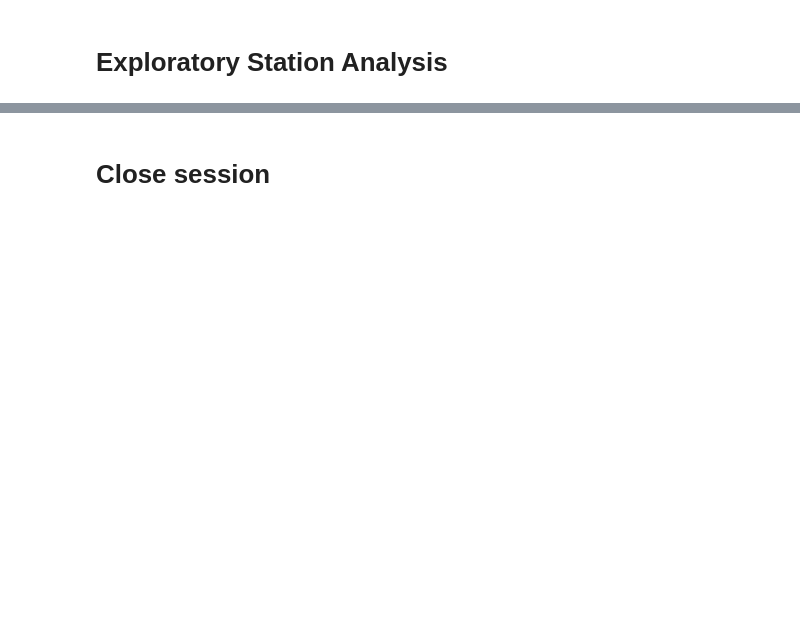
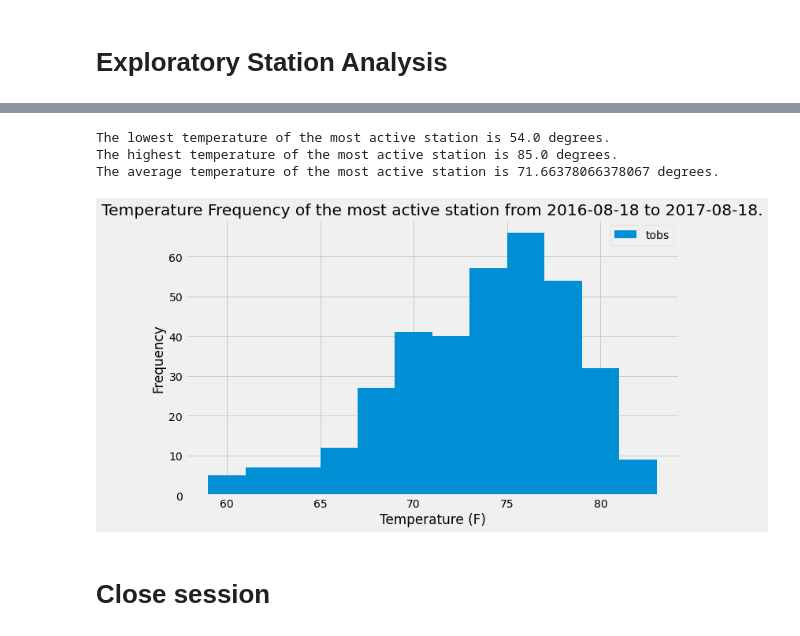
Before and after one commit to kim785/sqlalchemy-challenge, a Jupyter notebook: climate.ipynb, the cells around one changed output, grey strips where cells are left out. Saved outputs shown, nothing was run; the diff lists cells and outputs as text; code cells hidden in the pictures; blank space fills up the shorter version.

```diff
--- a/climate.ipynb
+++ b/climate.ipynb
@@ -158,3 +176,47 @@ prcp_df_sample.plot(kind="bar")
+# %%
+# Using the most active station id from the previous query, calculate the lowest, highest, and average temperature.
+lowest = session.query(func.min(Measurement.tobs)).filter(Measurement.station == "USC00519281").all()
+print(f"The lowest temperature of the most active station is {lowest[0][0]} degrees.")
+
+highest = session.query(func.max(Measurement.tobs)).filter(Measurement.station == "USC00519281").all()
+print(f"The highest temperature of the most active station is {highest[0][0]} degrees.")
+
+average = session.query(func.avg(Measurement.tobs)).filter(Measurement.station == "USC00519281").all()
+print(f"The average temperature of the most active station is {average[0][0]} degrees.")
+# %% [output]
+The lowest temperature of the most active station is 54.0 degrees.
+The highest temperature of the most active station is 85.0 degrees.
+The average temperature of the most active station is 71.66378066378067 degrees.
+# %%
+# Using the most active station id
+# Query the last 12 months of temperature observation data for this station and plot the results as a histogram
+
+# When is the most recent day that tobs was recorded for this station?
+tobs_recent = session.query(Measurement.date).filter(Measurement.station == "USC00519281").\
+    order_by(Measurement.date.desc()).first() # 2017-08-18
+
+# Get query date
+tobs_querydate = dt.date(2017, 8, 18) - dt.timedelta(days=365) #2016-08-18
+
+# Query the last 12 months of tobs data:
+sel_2 = [Measurement.date, Measurement.tobs]
+tobs = session.query(*sel_2).filter(Measurement.station == "USC00519281").\
+    filter(Measurement.date >= tobs_querydate).all()
+
+# store tobs in a DataFrame
+tobs_df = pd.DataFrame(tobs, columns=["Date", "Temperature"])
+tobs_df = tobs_df.set_index("Date")
+# %%
+# Plot the result in a histogram
+plt.figure(figsize=(10,6))
+plt.hist(x=tobs_df["Temperature"], bins=12, label="tobs")
+plt.title(f"Temperature Frequency of the most active station from {tobs_querydate} to {tobs_recent[0]}.")
+plt.xlabel("Temperature (F)")
+plt.ylabel("Frequency")
+plt.legend()
+plt.show()
+# %% [output]
+[figure, added]
 # %% [markdown]
 # Close session
 # %%
```
Also changed, not shown: parts of 16 cells of this notebook.
